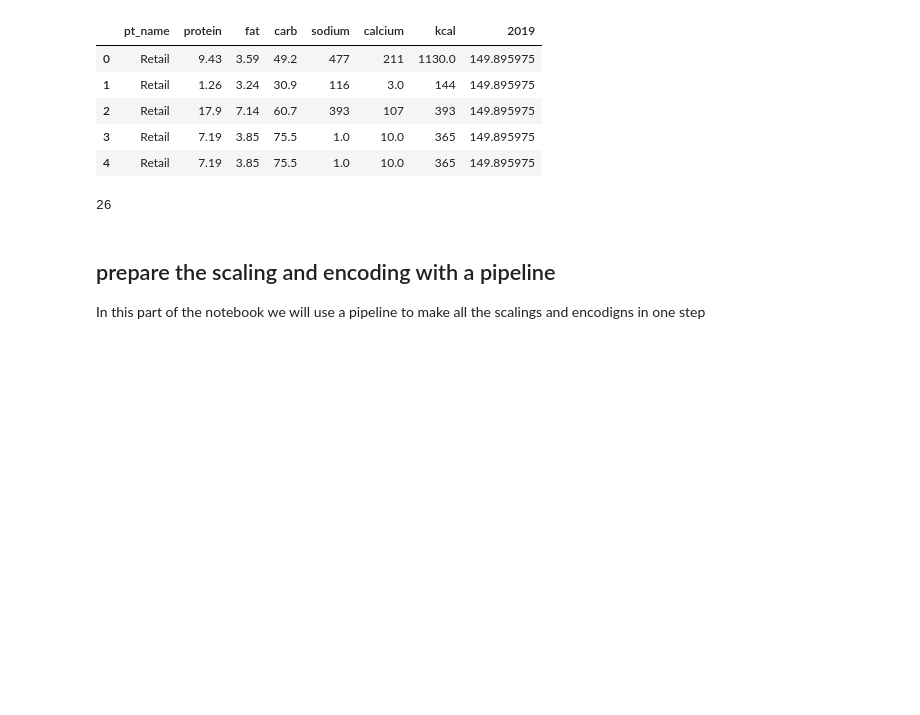
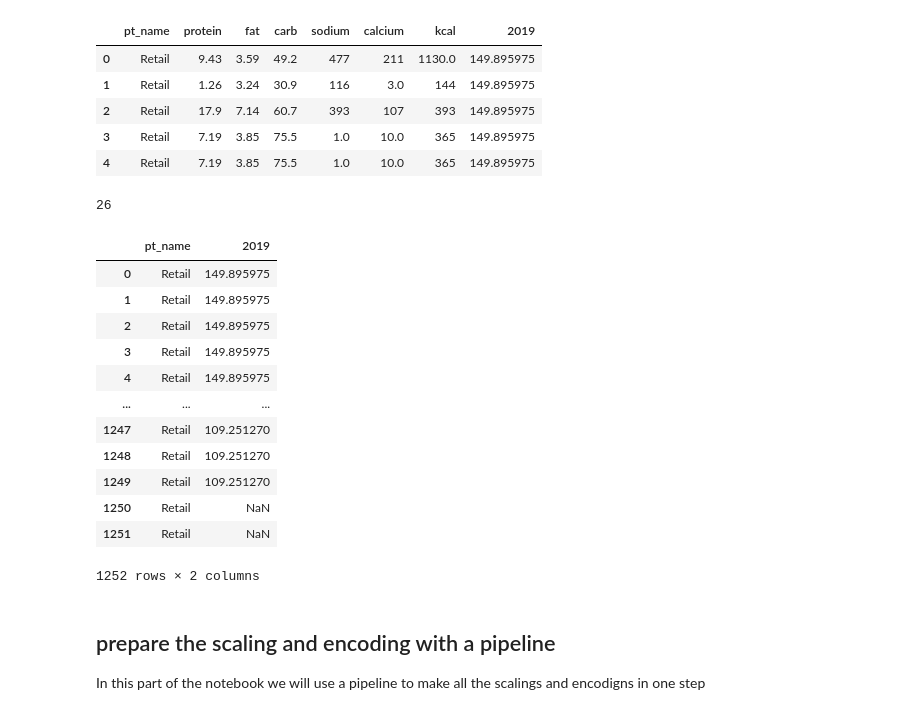
Before and after one commit to AllanRPetersen/Predicting-Food-Prices, a Jupyter notebook: notebooks/adrian pre-modeling.ipynb, the cells around one changed output. Cells and saved outputs as stored; diff of their text form; code cells hidden in the pictures; blank space fills up the shorter version.

```diff
--- a/notebooks/adrian pre-modeling.ipynb
+++ b/notebooks/adrian pre-modeling.ipynb
@@ -93,3 +118,6 @@ new_data.head()
 | 2 | Afghanistan | Retail | KG | 95.488971 | 96.25256 | 0.992067 | Pulses | 17.9 | 7.14 | 60.7 | ... |
 | 3 | Afghanistan | Retail | KG | 87.189706 | 96.25256 | 0.905843 | Rice (high quality) | 7.19 | 3.85 | 75.5 | ... |
 | 4 | Afghanistan | Retail | KG | 48.832043 | 96.25256 | 0.507332 | Rice (low quality) | 7.19 | 3.85 | 75.5 | ... |
+# %%
+new_data = pd.merge(left=new_data, right=hdi, left_on='adm0_name', right_on='Country')
+new_data.head()
@@ -96,5 +131,5 @@ new_data.head()
 # %%
-new_data.drop(columns=['mp_price', 'conv_rate','Country Name','adm0_name'], inplace=True)
+new_data.drop(columns=['mp_price', 'conv_rate','Country Name','adm0_name','Country'], inplace=True)
 # %%
 new_data.duplicated().sum()
 # %% [output]
@@ -157,6 +192,23 @@ X = X.replace('not found', np.nan)
 X.fat.isnull().sum()
 # %% [output]
 26
+# %%
+X2 = X[['pt_name','2019']]
+X2
+# %% [output]
+|  | pt_name | 2019 |
+| 0 | Retail | 149.895975 |
+| 1 | Retail | 149.895975 |
+| 2 | Retail | 149.895975 |
+| 3 | Retail | 149.895975 |
+| 4 | Retail | 149.895975 |
+| ... | ... | ... |
+| 1247 | Retail | 109.251270 |
+| 1248 | Retail | 109.251270 |
+| 1249 | Retail | 109.251270 |
+| 1250 | Retail | NaN |
+| 1251 | Retail | NaN |
+1252 rows × 2 columns
 # %%
 #imputing values with KNN imputer
 from sklearn.impute import KNNImputer
```
Also changed, not shown: parts of 27 cells of this notebook.
